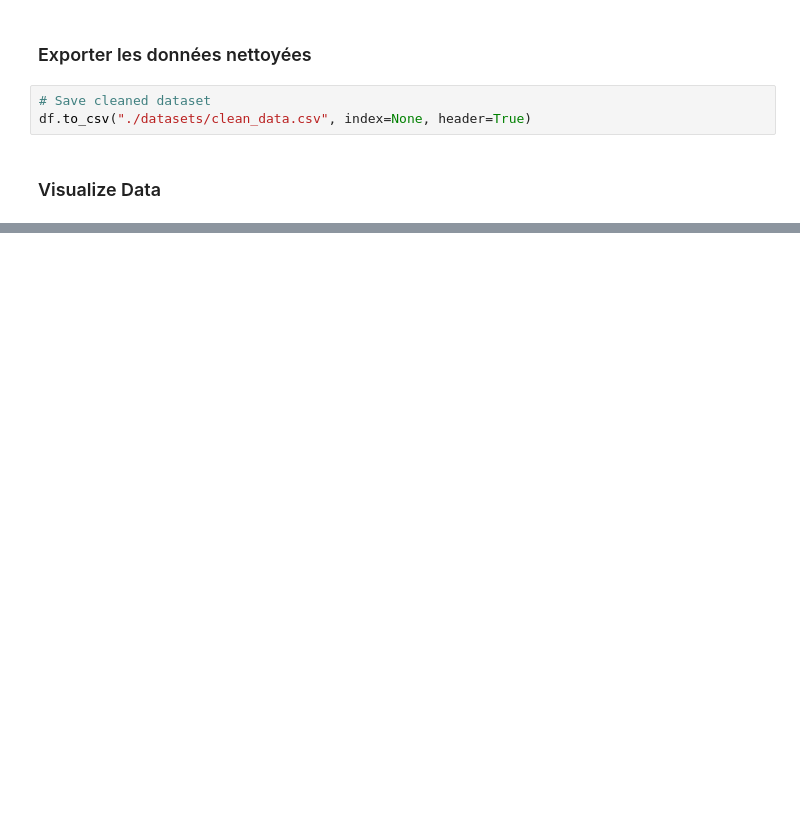
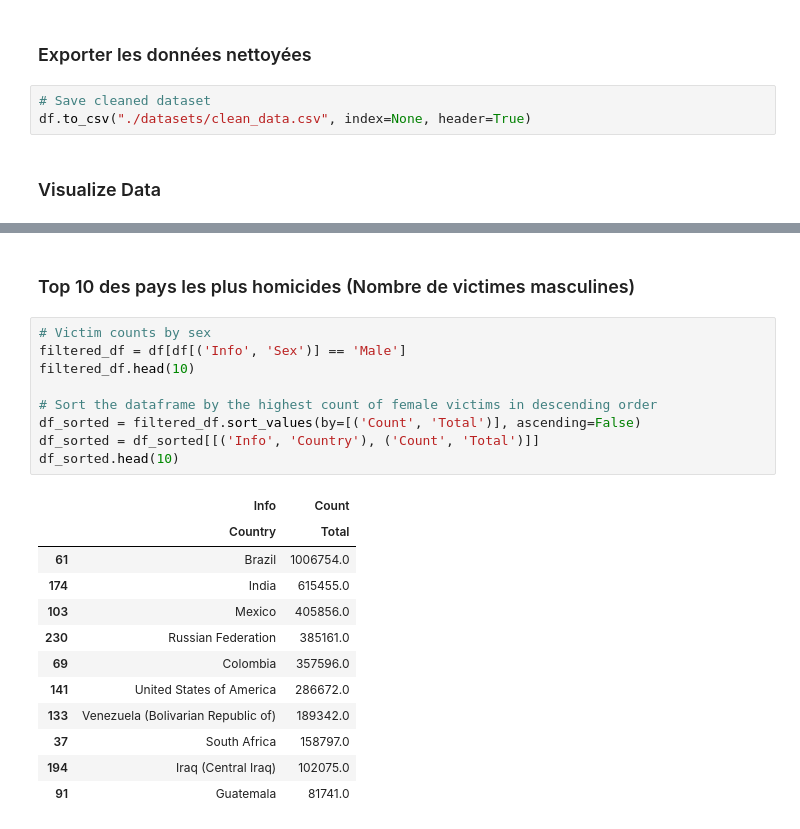
Before and after one commit to adesbx/homicideAnalysis, a Jupyter notebook: projet.ipynb, the cells around one changed output, grey strips where cells are left out. Saved outputs shown, nothing was run; the diff lists cells and outputs as text; blank space fills up the shorter version.

```diff
--- a/projet.ipynb
+++ b/projet.ipynb
@@ -173,0 +205,24 @@ df_sorted[['Count']].head(10)
+# %% [markdown]
+### Top 10 des pays les plus homicides (Nombre de victimes masculines)
+# %%
+# Victim counts by sex
+filtered_df = df[df[('Info', 'Sex')] == 'Male']
+filtered_df.head(10)
+
+# Sort the dataframe by the highest count of female victims in descending order
+df_sorted = filtered_df.sort_values(by=[('Count', 'Total')], ascending=False)
+df_sorted = df_sorted[[('Info', 'Country'), ('Count', 'Total')]]
+df_sorted.head(10)
+# %% [output]
+|  | Info | Count |
+|  | Country | Total |
+| 61 | Brazil | 1006754.0 |
+| 174 | India | 615455.0 |
+| 103 | Mexico | 405856.0 |
+| 230 | Russian Federation | 385161.0 |
+| 69 | Colombia | 357596.0 |
+| 141 | United States of America | 286672.0 |
+| 133 | Venezuela (Bolivarian Republic of) | 189342.0 |
+| 37 | South Africa | 158797.0 |
+| 194 | Iraq (Central Iraq) | 102075.0 |
+| 91 | Guatemala | 81741.0 |
```
Also changed, not shown: parts of 14 cells of this notebook, 1 other file.
